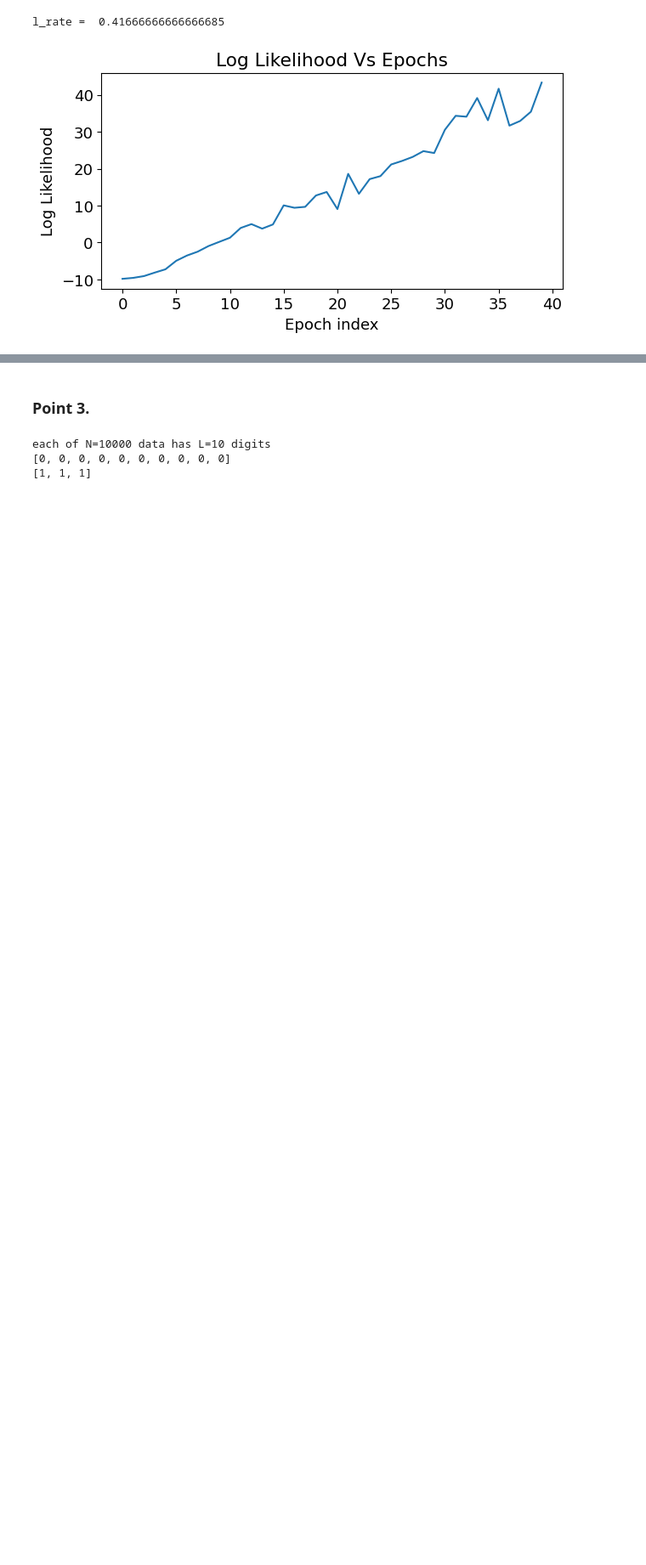
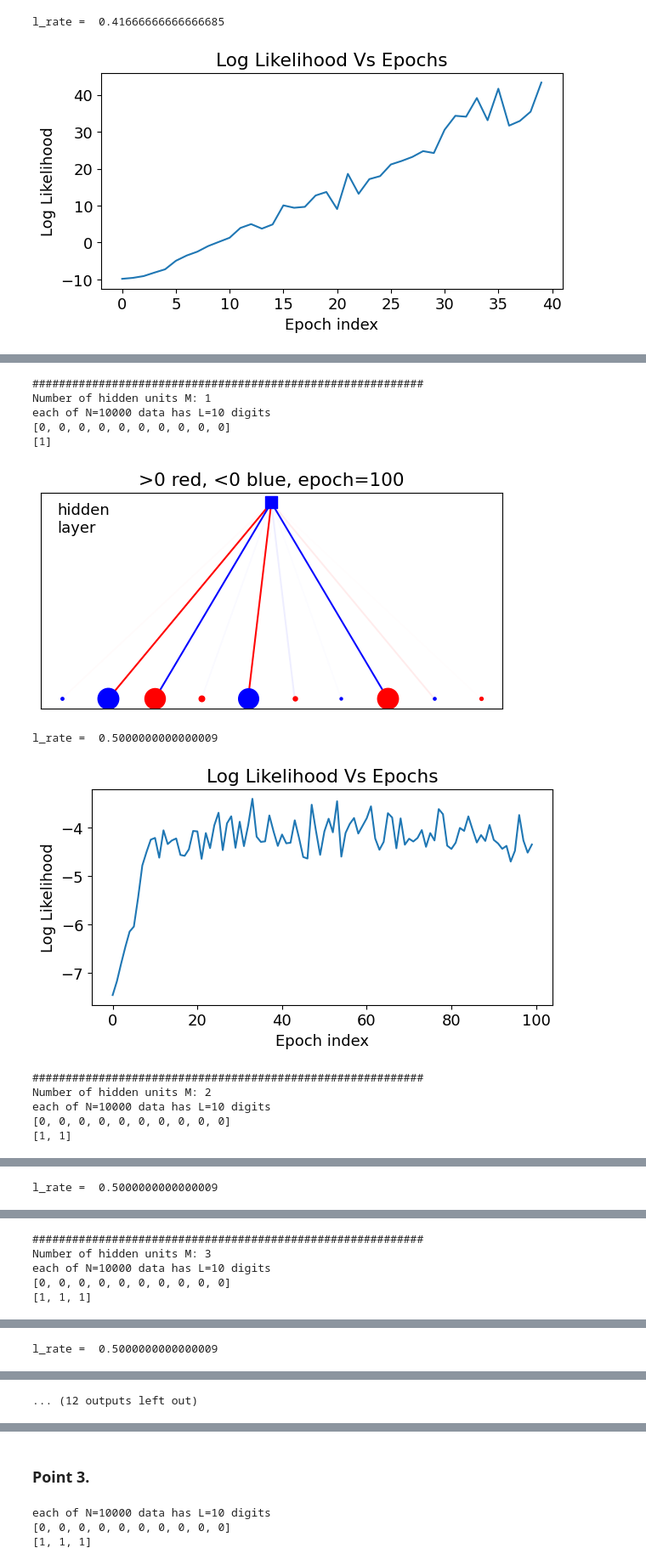
Before and after one commit to pietromalagoli/LCPB, a Jupyter notebook: Assignments/Ex4/group2404_exercise4.ipynb, the cells around one changed output, grey strips where cells are left out. Shown at 85% size. Saved outputs shown, nothing was run; the diff lists cells and outputs as text; code cells hidden in the pictures; blank space fills up the shorter version.

```diff
--- a/Assignments/Ex4/group2404_exercise4.ipynb
+++ b/Assignments/Ex4/group2404_exercise4.ipynb
@@ -29,7 +29,10 @@ class Visualization:
         print(x)
         y=list(range(np))
         for i in range(np):
-            y[i] = f*(y[i]/(np-1.) - 0.5)
+            if np == 1:
+                y[i] = 0
+            else:
+                y[i] = f*(y[i]/(np-1.) - 0.5)
         return (x,y)
 
     def mycolor(self, val):
@@ -258,7 +261,6 @@ class RBM:
             #rint(epoch)
 
         self.show_likelihood(log_likelihood_list)
-        return log_likelihood_list
 # %% [markdown]
 ## Analysis of Exercise dataset
 # %%
@@ -342,0 +347,21 @@ l_rate =  0.41666666666666685
+# %%
+for M in [1,2,3,4,5,6]:
+    print("###########################################################")
+    print("Number of hidden units M:", M)
+    model = RBM(M=M,filename='/x_RBM_2024_exercise.dat',show_info=False)
+    model.reset_params(show_info=False)
+    model.train()
+# %% [output]
+###########################################################
+Number of hidden units M: 1
+each of N=10000 data has L=10 digits
+[0, 0, 0, 0, 0, 0, 0, 0, 0, 0]
+[1]
+[figure, added]
+l_rate =  0.5000000000000009
+[figure, added]
+###########################################################
+Number of hidden units M: 2
+each of N=10000 data has L=10 digits
+[0, 0, 0, 0, 0, 0, 0, 0, 0, 0]
+[1, 1]
@@ -342,0 +369 @@ l_rate =  0.41666666666666685
+l_rate =  0.5000000000000009
@@ -342,0 +371,5 @@ l_rate =  0.41666666666666685
+###########################################################
+Number of hidden units M: 3
+each of N=10000 data has L=10 digits
+[0, 0, 0, 0, 0, 0, 0, 0, 0, 0]
+[1, 1, 1]
@@ -342,0 +377 @@ l_rate =  0.41666666666666685
+l_rate =  0.5000000000000009
@@ -342,0 +379 @@ l_rate =  0.41666666666666685
+... (12 outputs left out)
```
Also changed, not shown: parts of 7 cells of this notebook.
